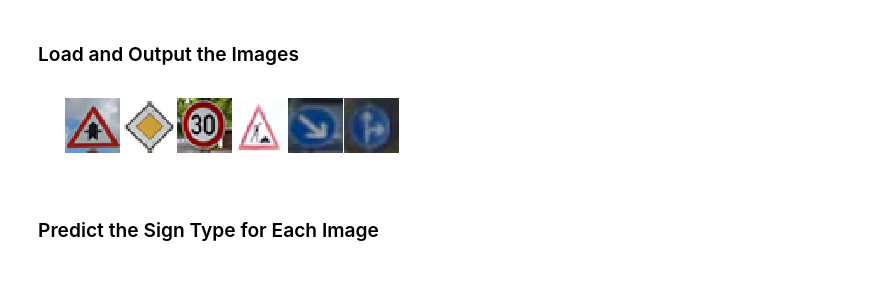
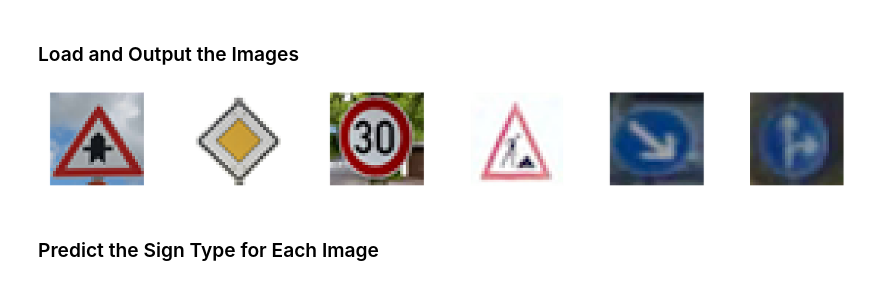
Before and after one commit to raskolnikov-reborn/CarND-Project-2, a Jupyter notebook: Traffic_Sign_Classifier.ipynb, the cells around one changed output. Cells and saved outputs as stored; diff of their text form; code cells hidden in the pictures.

Commit message:
Added Writeup and revised the ipython notebook Cleaned and formatted Code Added images to explain and illustrate implementation

```diff
--- a/Traffic_Sign_Classifier.ipynb
+++ b/Traffic_Sign_Classifier.ipynb
@@ -300,16 +348,25 @@ class ProgressBar:
 # %%
 import os
 import pandas as pd
+
+# File name to save and load augmented data
 fname = 'normalized_train.p'
+
+# If file Exists, load as pandas series object
+# Else oversample and augment
 if os.path.isfile(fname) :
     with open(fname, mode='rb') as f:
         normalized_augmented_train = pickle.load(f)
-    X_normal_train, y_train = zip(*normalized_augmented_train)
+    (X_normal_train, y_train) = (normalized_augmented_train['features'], normalized_augmented_train['labels'])
+    y_train = y_train[0]
+    X_normal_train = X_normal_train[0]
 else:
     input_indices = []
     output_indices = []
+
+    # For Each class
     for class_n in range(n_classes):
-        print(class_n, ': ', end='')
+        print('Label -', texts[class_n], ': ', end='')
         class_indices = np.where(y_train == class_n)
         n_samples = len(class_indices[0])
         pbar = []
@@ -328,5 +385,5 @@ else:
                 pbar.increment()
         print('')
     normalized_balanced = pd.DataFrame({'features' : [X_normal_train], 'labels' : [y_train]}, columns=['features','labels'])
-    pickle.dump( normalized_balanced, open( "./normalized_train.p", "wb" ))
+    pickle.dump( normalized_balanced, open( fname, "wb" ))
 # %%
@@ -364,7 +424,8 @@ This section has been completed during the data visualization steps. Proper expl
 # %%
 # Import tensorflow and define batch size and epochs
+
 import tensorflow as tf
 import numpy as np
 
-EPOCHS = 400
+EPOCHS = 1000
 BATCH_SIZE = 128
@@ -515,9 +657,13 @@ def evaluate(X_data, y_data):
 # %%
 # Train the model
 with tf.Session(config=tf.ConfigProto(allow_soft_placement=True)) as sess:
+    # Initialize Variables
     sess.run(tf.global_variables_initializer())
-    num_examples = len(X_train)
 
+    num_examples = len(X_normal_train)
+
+    # Empty list to store loss values
+    loss_val = []
     print("Training...")
     print()
     for i in range(EPOCHS):
@@ -530,6 +676,7 @@ with tf.Session(config=tf.ConfigProto(allow_soft_placement=True)) as sess:
         validation_accuracy = evaluate(X_normal_valid, y_valid)
         print("EPOCH {} ...".format(i+1))
         print("Validation Accuracy = {:.3f}".format(validation_accuracy))
+        loss_val.append(1.0 - validation_accuracy)
         print()
     # Save the Model
     saver.save(sess, './lenet')
@@ -574,28 +749,28 @@ You may find `signnames.csv` useful as it contains mappings from the class id (i
 # %%
 ### Load the images and plot them here.
 ### Feel free to use as many code cells as needed.
 #reading in an image
 import os
 
-fig, axs = plt.subplots(1,6, figsize=(6, 1))
-fig.subplots_adjust(hspace = .2, wspace=.001)
-axs = axs.ravel()
+fig, axes = plt.subplots(1,6, figsize=(32, 32))
+fig.subplots_adjust(hspace = .5, wspace=.5)
+axes = axes.ravel()
 
-my_images = []
+random_images = []
 
 for i, img in enumerate(os.listdir('new_images/')):
     image = cv2.imread('new_images/' + img)
-    axs[i].axis('off')
-    axs[i].imshow(cv2.cvtColor(image, cv2.COLOR_BGR2RGB))
-    my_images.append(image)
+    axes[i].axis('off')
+    axes[i].imshow(cv2.cvtColor(image, cv2.COLOR_BGR2RGB))
+    random_images.append(image)
 
-my_images = np.asarray(my_images)
+random_images = np.asarray(random_images)
 
-my_images_gry = np.sum(my_images/3, axis=3, keepdims=True)
+random_images_grayscale = np.sum(random_images/3, axis=3, keepdims=True)
 
-my_images_normalized = -1 + 2*(my_images_gry )/255.
+random_images_normalized = -1 + 2*(random_images_grayscale )/255.
 # %% [output]
-[figure, old version]
+[figure, new version]
 # %% [markdown]
 ### Predict the Sign Type for Each Image
 # %%
```
Also changed, not shown: parts of 40 cells of this notebook, 16 other files.
